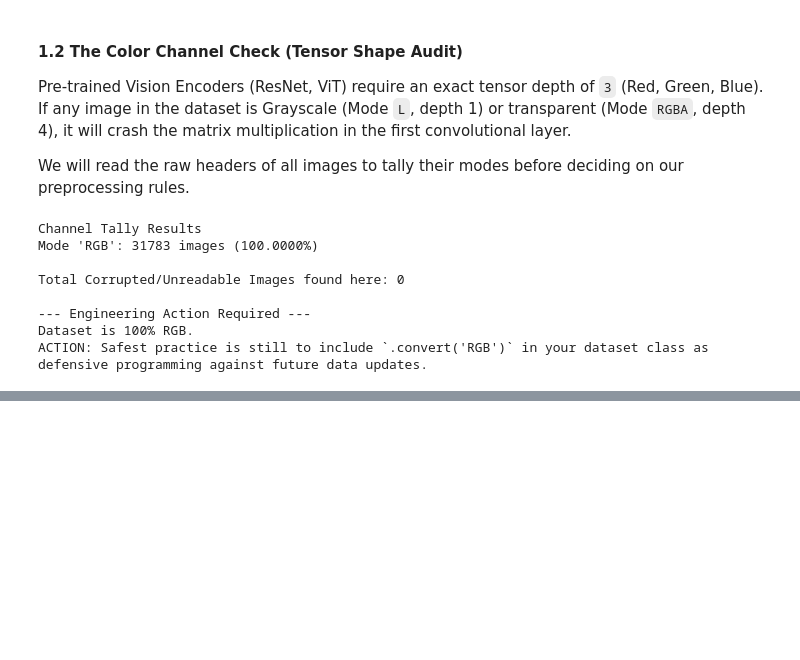
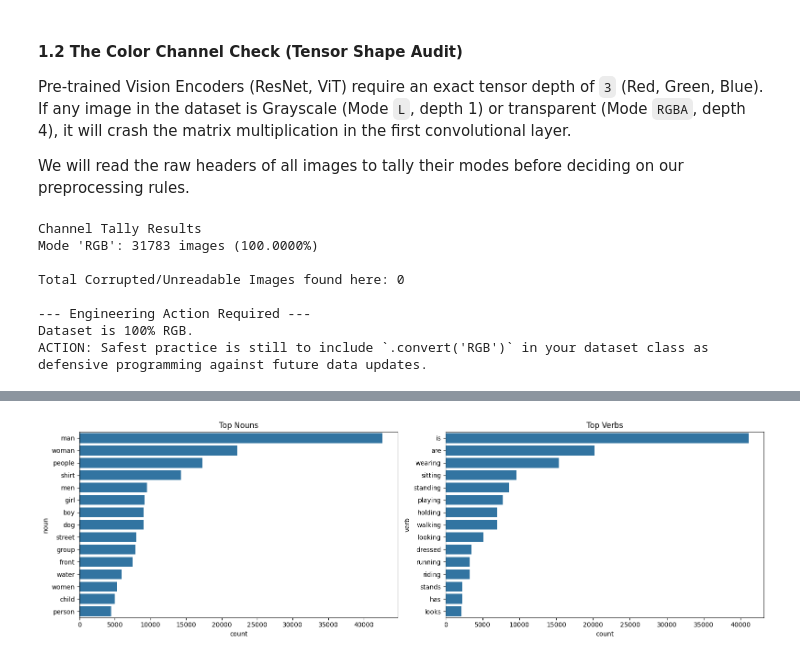
Before and after one commit to AnujKumar-1628/CLIP-Style-MultiModal-Retrieval-System, a Jupyter notebook: notebooks/01_data_exploration.ipynb, the cells around one changed output, grey strips where cells are left out. Saved outputs shown, nothing was run; the diff lists cells and outputs as text; code cells hidden in the pictures; blank space fills up the shorter version.

Commit message:
data_exploration

```diff
--- a/notebooks/01_data_exploration.ipynb
+++ b/notebooks/01_data_exploration.ipynb
@@ -342,0 +532,26 @@ ACTION: Safest practice is still to include `.convert('RGB')` in your dataset cl
+# %%
+if tracked_total > 0:
+    print('POS aggregate ratios')
+    print(f"- Nouns       : {noun_total/tracked_total:.2%}")
+    print(f"- Verbs       : {verb_total/tracked_total:.2%}")
+    print(f"- Adjectives  : {adj_total/tracked_total:.2%}")
+    print(f"- Prepositions: {prep_total/tracked_total:.2%}")
+
+noun_top100 = pd.DataFrame(noun_counter.most_common(100), columns=['noun', 'count'])
+verb_top100 = pd.DataFrame(verb_counter.most_common(100), columns=['verb', 'count'])
+
+if noun_total > 0:
+    noun_top100['pct_of_nouns'] = noun_top100['count'] / noun_total
+if verb_total > 0:
+    verb_top100['pct_of_verbs'] = verb_top100['count'] / verb_total
+
+print('Top 20 nouns')
+display(noun_top100.head(20))
+print('Top 20 verbs')
+display(verb_top100.head(20))
+
+# Bias snapshot for common concepts (example terms requested in prompt)
+for focus in ['man', 'dog', 'shirt']:
+    freq = noun_counter.get(focus, 0)
+    pct = (freq / noun_total) if noun_total else 0
+    print(f"Noun bias -> '{focus}': {freq:,} ({pct:.2%} of all noun tokens)")
@@ -342,0 +617,13 @@ ACTION: Safest practice is still to include `.convert('RGB')` in your dataset cl
+# %%
+# Visual top tokens
+fig, axes = plt.subplots(1, 2, figsize=(16, 5))
+if len(noun_top100) > 0:
+    sns.barplot(data=noun_top100.head(15), x='count', y='noun', ax=axes[0])
+    axes[0].set_title('Top Nouns')
+if len(verb_top100) > 0:
+    sns.barplot(data=verb_top100.head(15), x='count', y='verb', ax=axes[1])
+    axes[1].set_title('Top Verbs')
+plt.tight_layout()
+plt.show()
+# %% [output]
+[figure, added]
```
Also changed, not shown: parts of 22 cells of this notebook.
